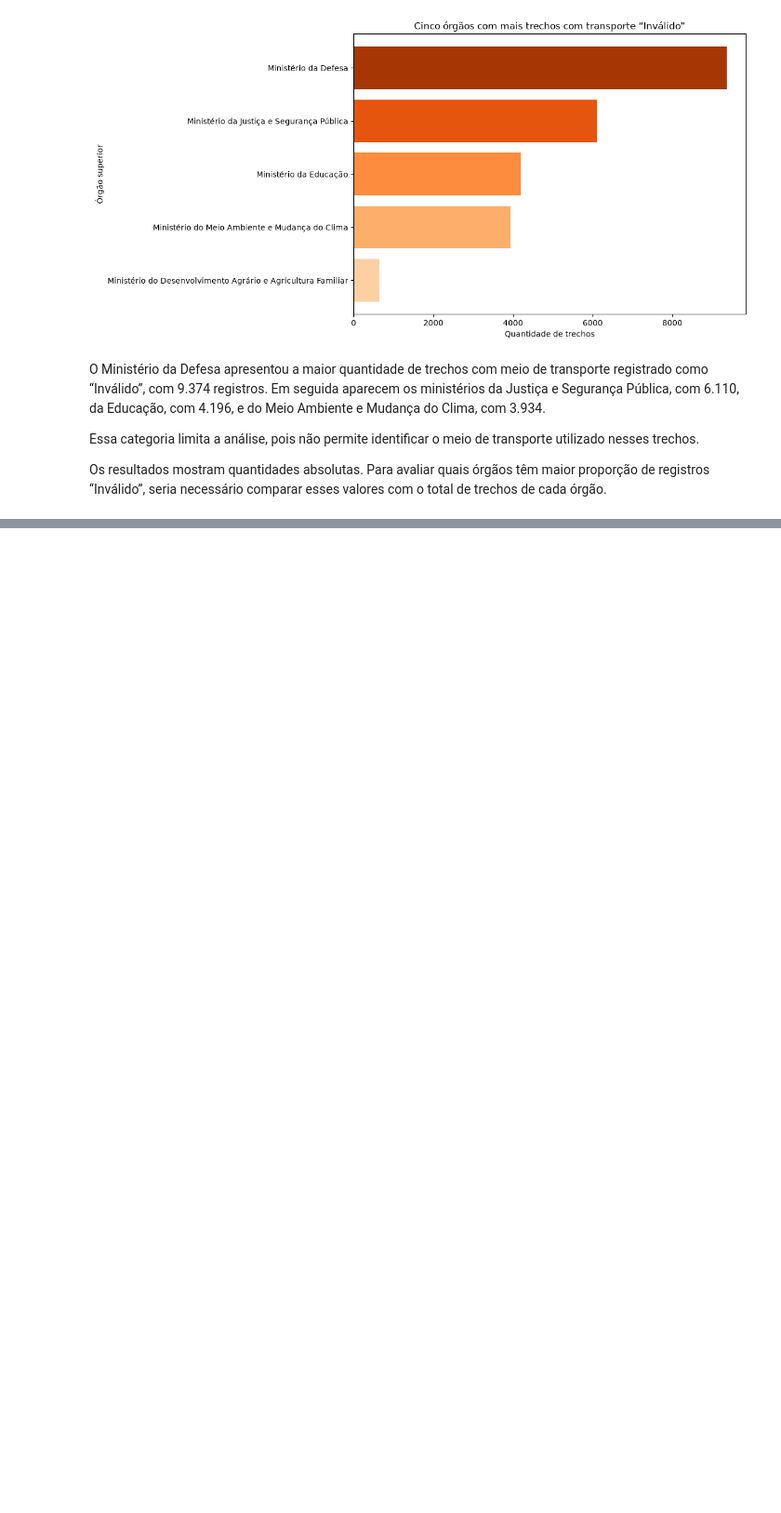
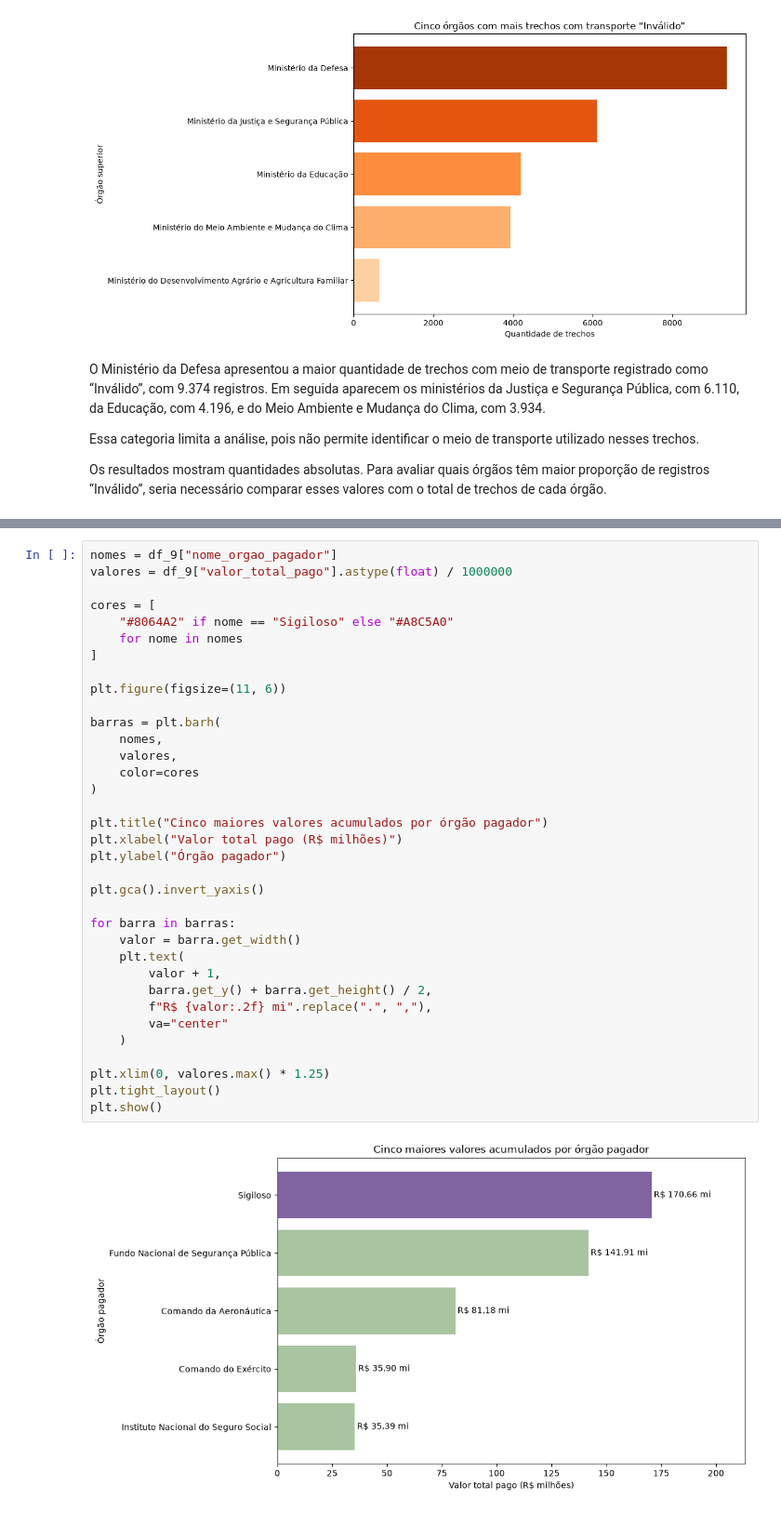
Before and after one commit to camilagstos/projeto-transparencia, a Jupyter notebook: 3_analise.ipynb, the cells around one changed output, grey strips where cells are left out. Shown at 93% size. Saved outputs shown, nothing was run; the diff lists cells and outputs as text; blank space fills up the shorter version.

```diff
--- a/3_analise.ipynb
+++ b/3_analise.ipynb
@@ -652,0 +892,37 @@ Os resultados mostram quantidades absolutas. Para avaliar quais órgãos têm ma
+# %%
+nomes = df_9["nome_orgao_pagador"]
+valores = df_9["valor_total_pago"].astype(float) / 1000000
+
+cores = [
+    "#8064A2" if nome == "Sigiloso" else "#A8C5A0"
+    for nome in nomes
+]
+
+plt.figure(figsize=(11, 6))
+
+barras = plt.barh(
+    nomes,
+    valores,
+    color=cores
+)
+
+plt.title("Cinco maiores valores acumulados por órgão pagador")
+plt.xlabel("Valor total pago (R$ milhões)")
+plt.ylabel("Órgão pagador")
+
+plt.gca().invert_yaxis()
+
+for barra in barras:
+    valor = barra.get_width()
+    plt.text(
+        valor + 1,
+        barra.get_y() + barra.get_height() / 2,
+        f"R$ {valor:.2f} mi".replace(".", ","),
+        va="center"
+    )
+
+plt.xlim(0, valores.max() * 1.25)
+plt.tight_layout()
+plt.show()
+# %% [output]
+[figure, added]
```
Also changed, not shown: parts of 11 cells of this notebook.
